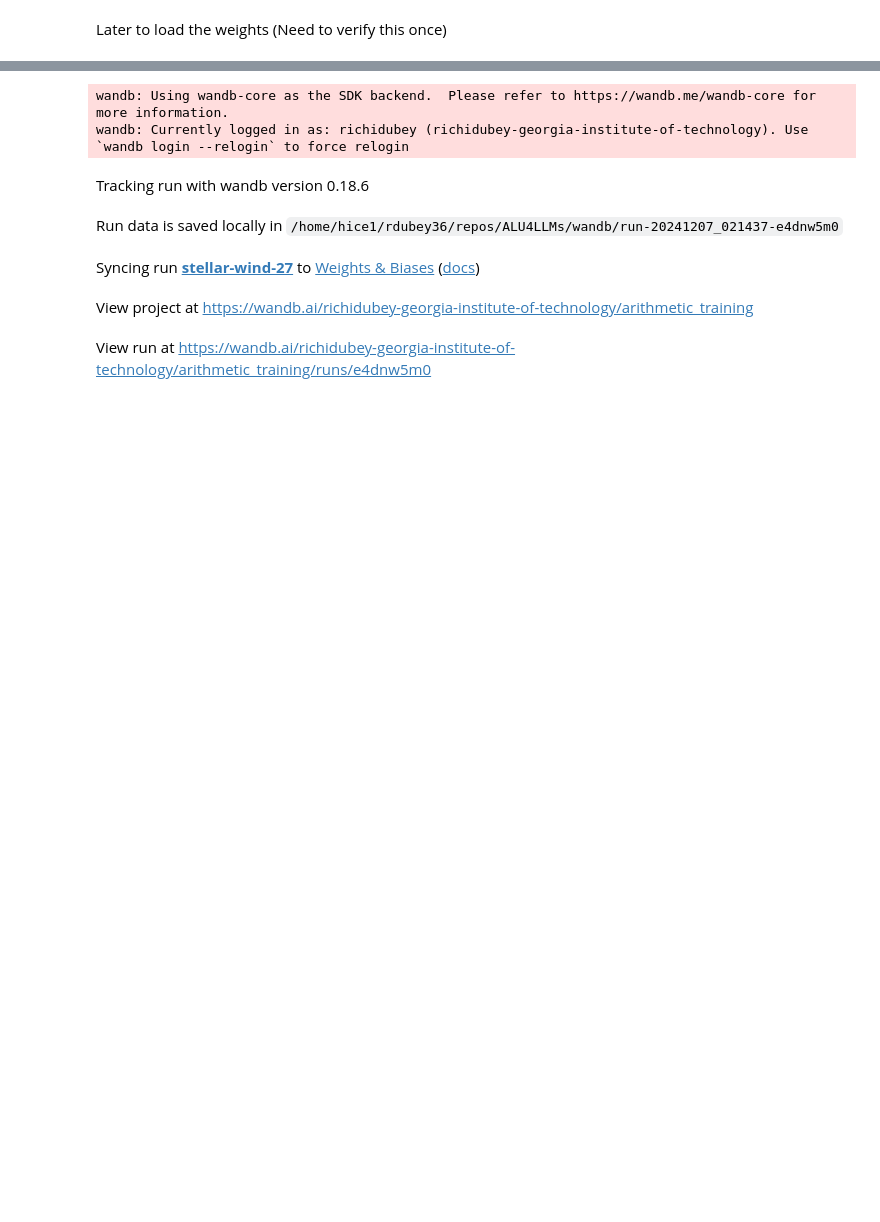
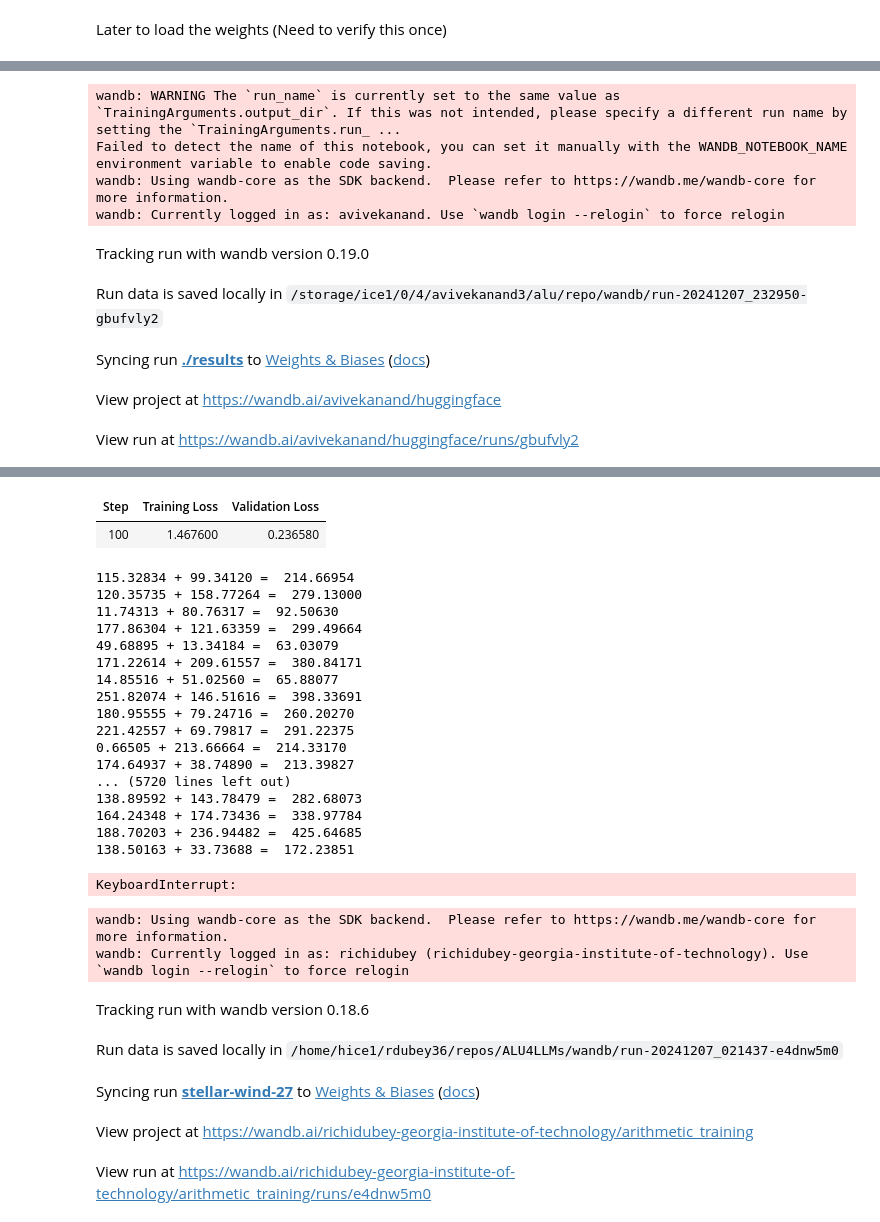
Before and after one commit to richidubey/ALU4LLMs, a Jupyter notebook: CustomGPT2.ipynb, the cells around one changed output, grey strips where cells are left out. Drawn from its saved outputs; the diff is of its cells as text; code cells hidden in the pictures; blank space fills up the shorter version.

Commit message:
rewrote train loop + GPT2HeadLM

```diff
--- a/CustomGPT2.ipynb
+++ b/CustomGPT2.ipynb
@@ -380,0 +417,56 @@ wandb: Currently logged in as: richidubey (richidubey-georgia-institute-of-techn
+# %%
+from torch.utils.data import DataLoader
+from transformers import (
+    GPT2Tokenizer,
+    GPT2LMHeadModel,
+    Trainer,
+    TrainingArguments,
+    DataCollatorForLanguageModeling
+)
+
+optimizer = torch.optim.AdamW(model.parameters(), lr = 0.01, eps = 1e-8)
+scheduler = torch.optim.lr_scheduler.StepLR(optimizer, step_size=200, gamma=0.95)
+
+dataset = ArithmeticDataset()
+
+training_args = TrainingArguments(
+    output_dir="./results",
+    overwrite_output_dir=True,
+    num_train_epochs=10000,
+    per_device_train_batch_size=32,
+    per_device_eval_batch_size=32,
+    save_steps=500,
+    save_total_limit=2,
+    prediction_loss_only=True,
+    logging_dir="./logs",
+    logging_steps=100,
+    evaluation_strategy="steps",
+    eval_steps=100,
+    save_strategy="steps",
+    load_best_model_at_end=True,
+    metric_for_best_model="loss",
+    report_to="wandb",  # Logs to WandB
+)
+
+# Trainer
+trainer = Trainer(
+    model=model,
+    args=training_args,
+    train_dataset=dataset,
+    eval_dataset=dataset,  # Using the same dataset for simplicity
+    tokenizer=tokenizer,
+    optimizers=(optimizer, scheduler)
+)
+
+# Train the Model
+trainer.train()
+# %% [output]
+wandb: WARNING The `run_name` is currently set to the same value as `TrainingArguments.output_dir`. If this was not intended, please specify a different run name by setting the `TrainingArguments.run_ ...
+Failed to detect the name of this notebook, you can set it manually with the WANDB_NOTEBOOK_NAME environment variable to enable code saving.
+wandb: Using wandb-core as the SDK backend.  Please refer to https://wandb.me/wandb-core for more information.
+wandb: Currently logged in as: avivekanand. Use `wandb login --relogin` to force relogin
+Tracking run with wandb version 0.19.0
+Run data is saved locally in /storage/ice1/0/4/avivekanand3/alu/repo/wandb/run-20241207_232950-gbufvly2
+Syncing run ./results to Weights & Biases (docs)
+View project at https://wandb.ai/avivekanand/huggingface
+View run at https://wandb.ai/avivekanand/huggingface/runs/gbufvly2
@@ -380,0 +491,20 @@ wandb: Currently logged in as: richidubey (richidubey-georgia-institute-of-techn
+| Step | Training Loss | Validation Loss |
+| 100 | 1.467600 | 0.236580 |
+115.32834 + 99.34120 =  214.66954
+120.35735 + 158.77264 =  279.13000
+11.74313 + 80.76317 =  92.50630
+177.86304 + 121.63359 =  299.49664
+49.68895 + 13.34184 =  63.03079
+171.22614 + 209.61557 =  380.84171
+14.85516 + 51.02560 =  65.88077
+251.82074 + 146.51616 =  398.33691
+180.95555 + 79.24716 =  260.20270
+221.42557 + 69.79817 =  291.22375
+0.66505 + 213.66664 =  214.33170
+174.64937 + 38.74890 =  213.39827
+... (5720 lines left out)
+138.89592 + 143.78479 =  282.68073
+164.24348 + 174.73436 =  338.97784
+188.70203 + 236.94482 =  425.64685
+138.50163 + 33.73688 =  172.23851
+KeyboardInterrupt:
```
Also changed, not shown: parts of 16 cells of this notebook.
